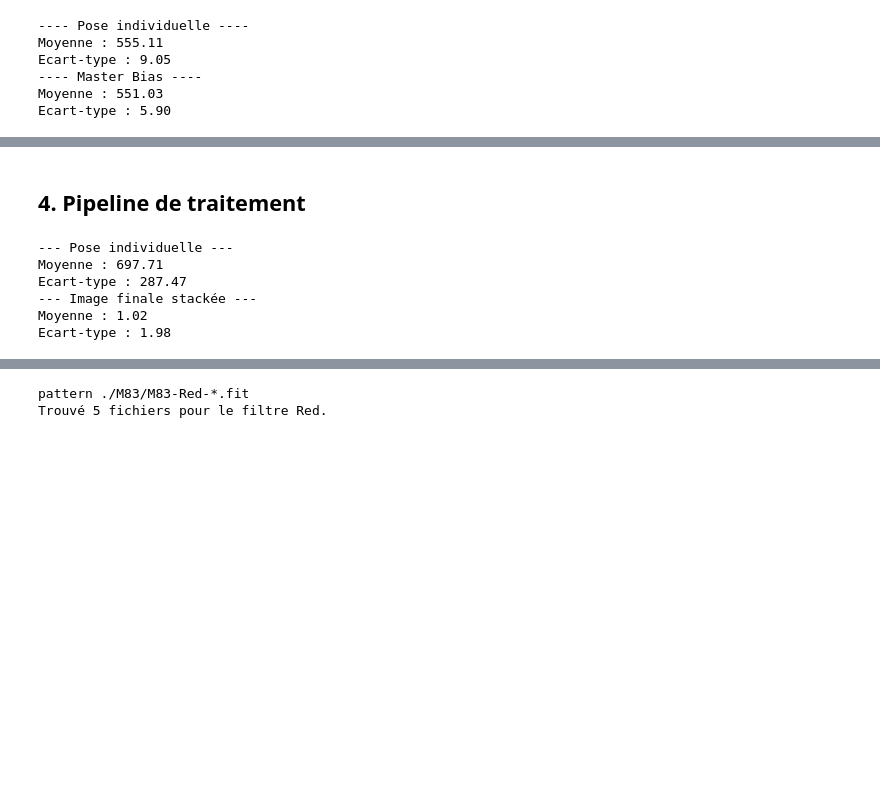
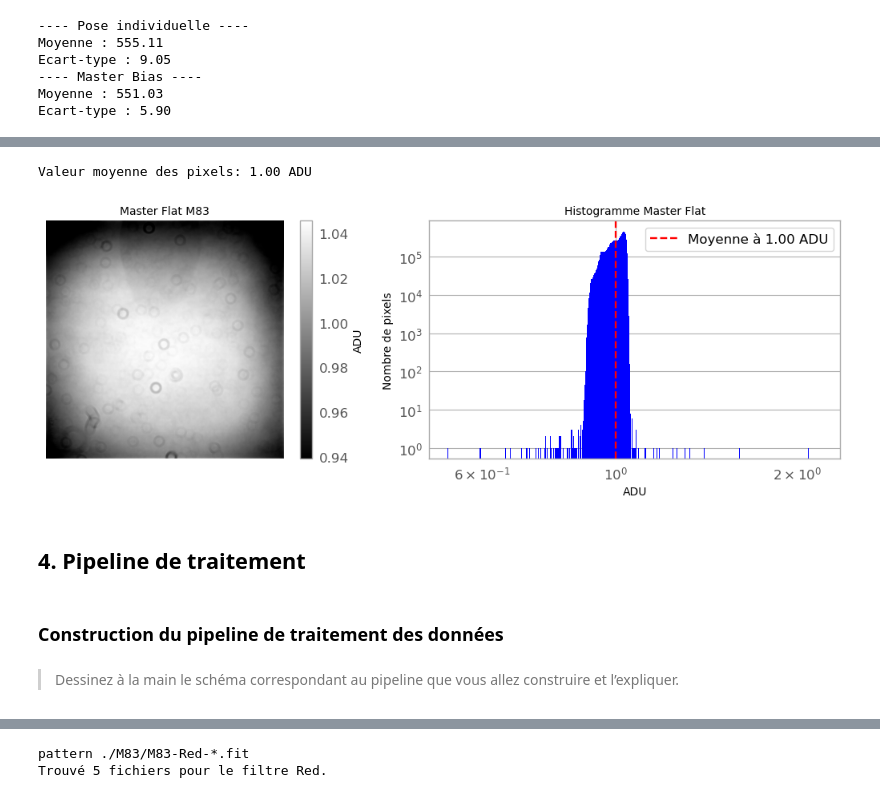
Before and after one commit to kmiloarguello/galaxies, a Jupyter notebook: ARG_TP1.ipynb, the cells around one changed output, grey strips where cells are left out. Saved outputs shown, nothing was run; the diff lists cells and outputs as text; code cells hidden in the pictures; blank space fills up the shorter version.

```diff
--- a/ARG_TP1.ipynb
+++ b/ARG_TP1.ipynb
@@ -190,22 +201,11 @@ Ecart-type : 5.90
+# %%
+utils.plot_master_plat_hist('./flats_maitre/master_flat--Red-T32.fits', 'M83')
+# %% [output]
+Valeur moyenne des pixels: 1.00 ADU
+[figure, added]
 # %% [markdown]
 ## 4. Pipeline de traitement
-# %%
-
-# Ouvrir une image brute et l'image finale
-image_brute = fits.getdata('./M83/M83-Blue-140-001.fit')
-image_finale = fits.getdata('./Processed/M83_Blue_final_calibrated.fits')
-
-print("--- Pose individuelle ---")
-print(f"Moyenne : {np.mean(image_brute):.2f}")
-print(f"Ecart-type : {np.std(image_brute):.2f}")
-
-print("--- Image finale stackée ---")
-print(f"Moyenne : {np.mean(image_finale):.2f}")
-print(f"Ecart-type : {np.std(image_finale):.2f}")
-# %% [output]
---- Pose individuelle ---
-Moyenne : 697.71
-Ecart-type : 287.47
---- Image finale stackée ---
-Moyenne : 1.02
-Ecart-type : 1.98
+# %% [markdown]
+### Construction du pipeline de traitement des données
+# %% [markdown]
+> Dessinez à la main le schéma correspondant au pipeline que vous allez construire et l’expliquer.
```
Also changed, not shown: parts of 7 cells of this notebook, 3 other files.
